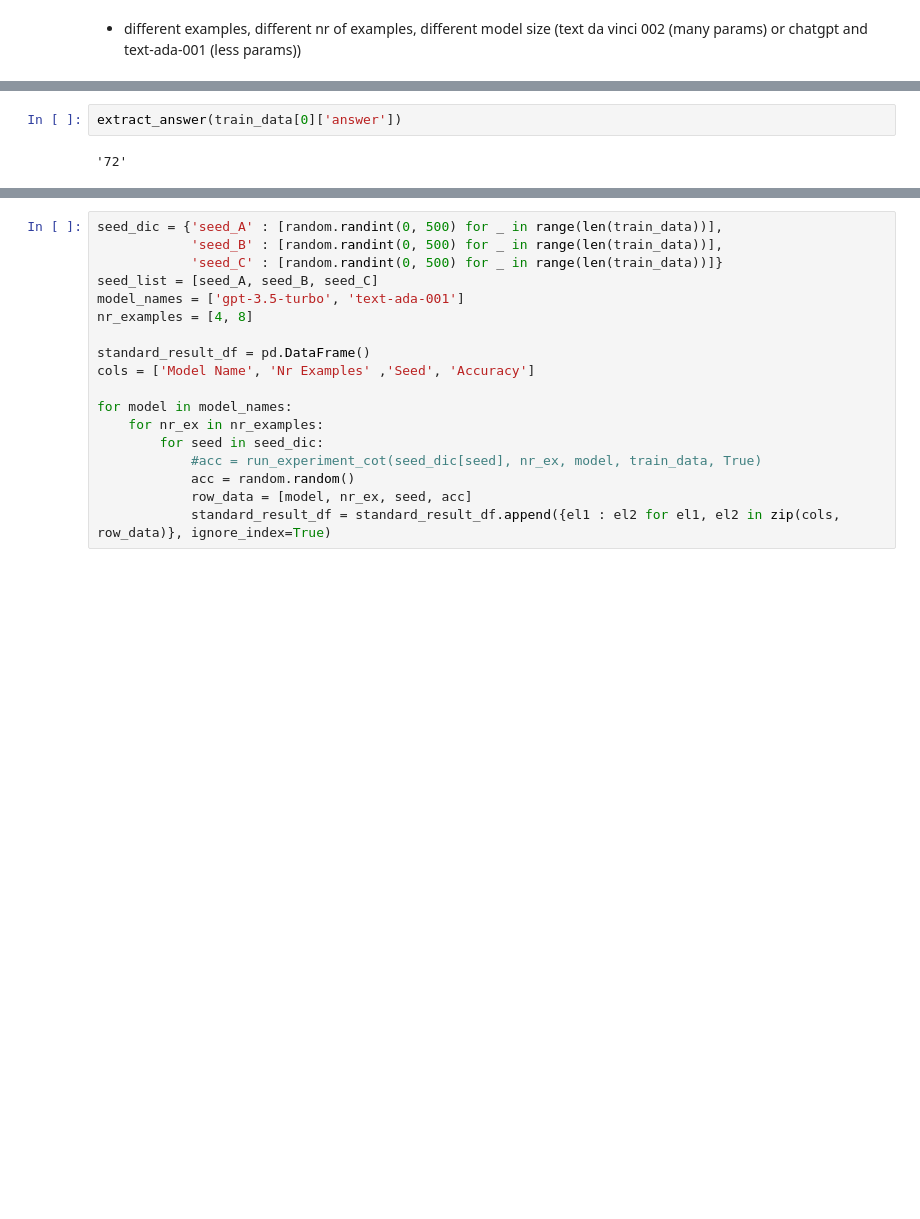
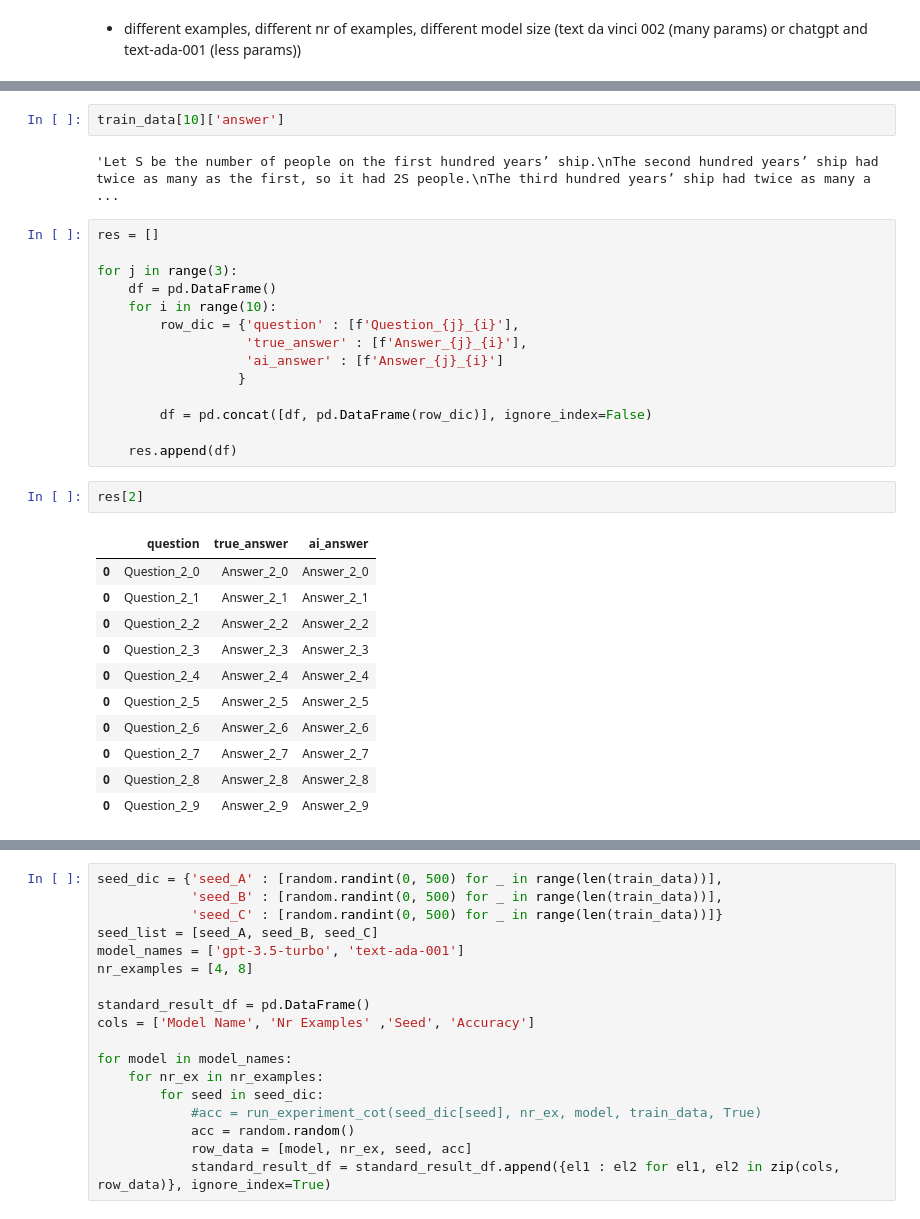
Before and after one commit to Lori10/Master-Thesis-Few-Shot-CoT-Prompting-LLM, a Jupyter notebook: CoT_Arithmetic.ipynb, the cells around one changed output, grey strips where cells are left out. Saved outputs shown, nothing was run; the diff lists cells and outputs as text; blank space fills up the shorter version.

```diff
--- a/CoT_Arithmetic.ipynb
+++ b/CoT_Arithmetic.ipynb
@@ -77,5 +95,33 @@ train_data[0]['answer']
-# %%
-extract_answer(train_data[0]['answer'])
-# %% [output]
-'72'
+# %%
+train_data[10]['answer']
+# %% [output]
+'Let S be the number of people on the first hundred years’ ship.\nThe second hundred years’ ship had twice as many as the first, so it had 2S people.\nThe third hundred years’ ship had twice as many a ...
+# %%
+res = []
+
+for j in range(3):
+    df = pd.DataFrame()
+    for i in range(10):
+        row_dic = {'question' : [f'Question_{j}_{i}'],
+                   'true_answer' : [f'Answer_{j}_{i}'],
+                   'ai_answer' : [f'Answer_{j}_{i}']
+                  }
+
+        df = pd.concat([df, pd.DataFrame(row_dic)], ignore_index=False)
+
+    res.append(df)
+# %%
+res[2]
+# %% [output]
+|  | question | true_answer | ai_answer |
+| 0 | Question_2_0 | Answer_2_0 | Answer_2_0 |
+| 0 | Question_2_1 | Answer_2_1 | Answer_2_1 |
+| 0 | Question_2_2 | Answer_2_2 | Answer_2_2 |
+| 0 | Question_2_3 | Answer_2_3 | Answer_2_3 |
+| 0 | Question_2_4 | Answer_2_4 | Answer_2_4 |
+| 0 | Question_2_5 | Answer_2_5 | Answer_2_5 |
+| 0 | Question_2_6 | Answer_2_6 | Answer_2_6 |
+| 0 | Question_2_7 | Answer_2_7 | Answer_2_7 |
+| 0 | Question_2_8 | Answer_2_8 | Answer_2_8 |
+| 0 | Question_2_9 | Answer_2_9 | Answer_2_9 |
 # %%
```
Also changed, not shown: parts of 13 cells of this notebook, 1 other file.
